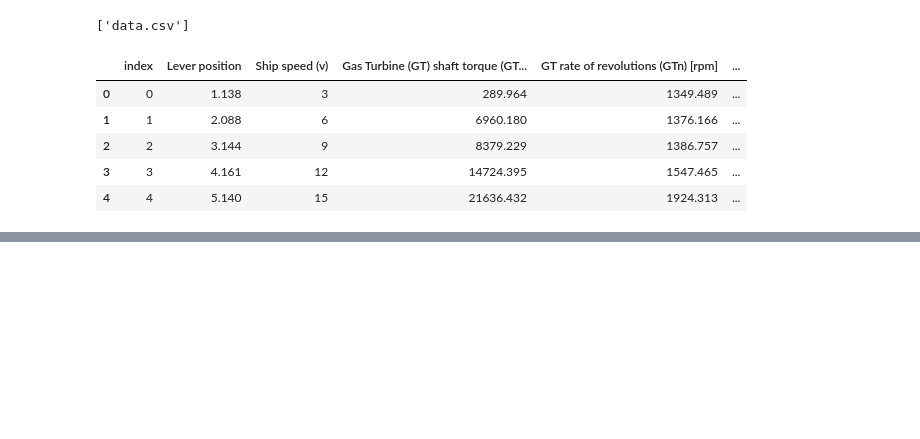
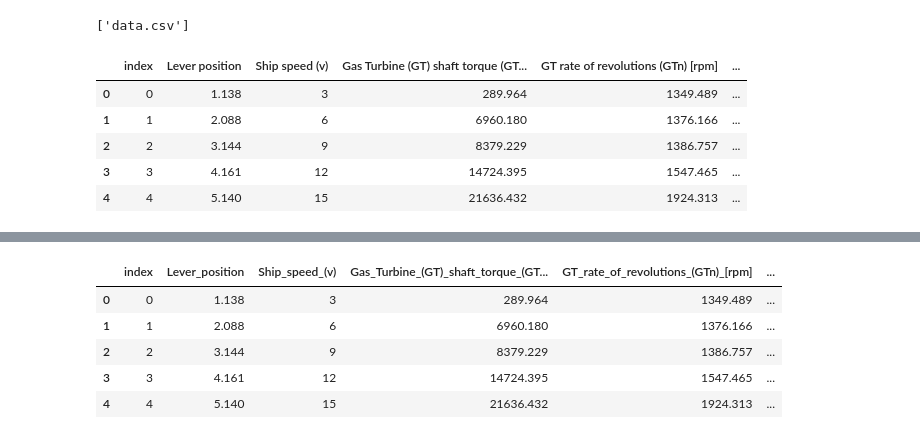
Before and after one commit to IAmBlindNotDeaf/Gas-Turbine-Degradation-Prediction, a Jupyter notebook: notebooks/01_exploration.ipynb, the cells around one changed output, grey strips where cells are left out. Drawn from its saved outputs; the diff is of its cells as text; code cells hidden in the pictures; blank space fills up the shorter version.

```diff
--- a/notebooks/01_exploration.ipynb
+++ b/notebooks/01_exploration.ipynb
@@ -124,0 +125,14 @@ np.int64(0)
+# %%
+# Bereinigen der Spaltennamen
+new_cols = df.columns.str.replace(r'\s+', '_', regex=True)
+new_cols = new_cols.str.rstrip('_')
+df.columns = new_cols
+
+df.head()
+# %% [output]
+|  | index | Lever_position | Ship_speed_(v) | Gas_Turbine_(GT)_shaft_torque_(GT... | GT_rate_of_revolutions_(GTn)_[rpm] | ... |
+| 0 | 0 | 1.138 | 3 | 289.964 | 1349.489 | ... |
+| 1 | 1 | 2.088 | 6 | 6960.180 | 1376.166 | ... |
+| 2 | 2 | 3.144 | 9 | 8379.229 | 1386.757 | ... |
+| 3 | 3 | 4.161 | 12 | 14724.395 | 1547.465 | ... |
+| 4 | 4 | 5.140 | 15 | 21636.432 | 1924.313 | ... |
```
Also changed, not shown: parts of 4 cells of this notebook.
